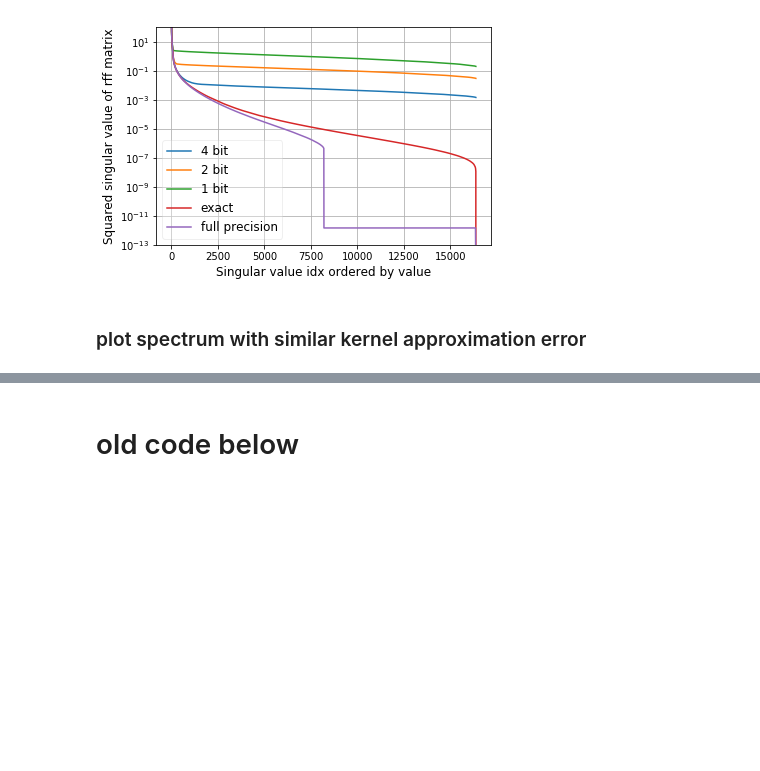
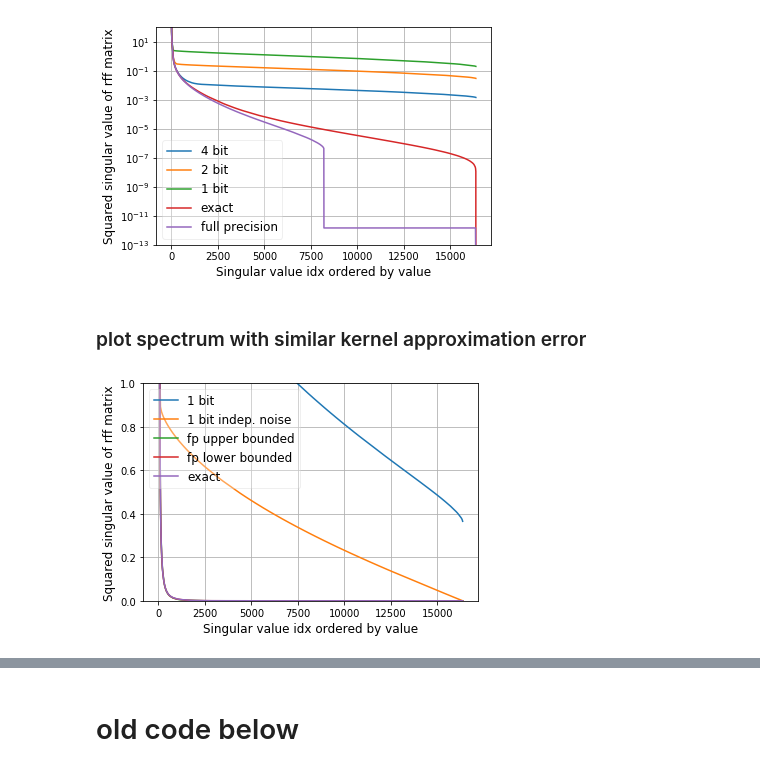
Before and after one commit to JianGoForIt/lp_rffs, a Jupyter notebook: kernel_reg/notebook/Census-Kernel-Ridge-Regression-RFF-Spectrum-64bit-svd-full-spectrum.ipynb, the cells around one changed output, grey strips where cells are left out. Cells and saved outputs as stored; diff of their text form; code cells hidden in the pictures; blank space fills up the shorter version.

Commit message:
committed all the figures

```diff
--- a/kernel_reg/notebook/Census-Kernel-Ridge-Regression-RFF-Spectrum-64bit-svd-full-spectrum.ipynb
+++ b/kernel_reg/notebook/Census-Kernel-Ridge-Regression-RFF-Spectrum-64bit-svd-full-spectrum.ipynb
@@ -661,3 +661,32 @@ plt.show()
 [figure]
 # %% [markdown]
 ### plot spectrum with similar kernel approximation error
+# %%
+with open("../multi_seed_results/spectrum/s_4096_feat_1_bit_64b_svd_full_dataset.npy", "rb") as f:
+    s_1 = np.load(f)
+with open("../multi_seed_results/spectrum/s_4096_feat_1_bit_64b_svd_ind_full_dataset.npy", "rb") as f:
+    s_1_ind = np.load(f)
+with open("../multi_seed_results/spectrum/s_4096_feat_fp_64b_svd_ind_full_dataset.npy", "rb") as f:
+    s_fp_upper = np.load(f)
+with open("../multi_seed_results/spectrum/s_8192_feat_fp_64b_svd_ind_full_dataset.npy", "rb") as f:
+    s_fp_lower = np.load(f)
+with open("../multi_seed_results/spectrum/s_exact_64b_svd_full_dataset.npy", "rb") as f:
+    s_exact = np.load(f)
+# %%
+plt.figure()
+plt.plot(s_1, label="1 bit")
+plt.plot(s_1_ind, label="1 bit indep. noise")
+plt.plot(s_fp_upper, label="fp upper bounded")
+plt.plot(s_fp_lower, label="fp lower bounded")
+# plt.semilogy(s_4_small, label="4 bit partial")
+# plt.semilogy(s_2_small, label="2 bit partial")
+plt.plot(s_exact, label="exact")
+plt.grid()
+plt.ylim([1e-13, 1])
+plt.legend(framealpha=0.3, fontsize=12)
+plt.ylabel("Squared singular value of rff matrix", fontsize=12)
+plt.xlabel("Singular value idx ordered by value", fontsize=12)
+plt.savefig("../../notes/figures/different_spectrum_with_same_kernel_approx_error.pdf")
+plt.show()
+# %% [output]
+[figure, added]
```
Also changed, not shown: parts of 3 cells of this notebook, 1 other file.
